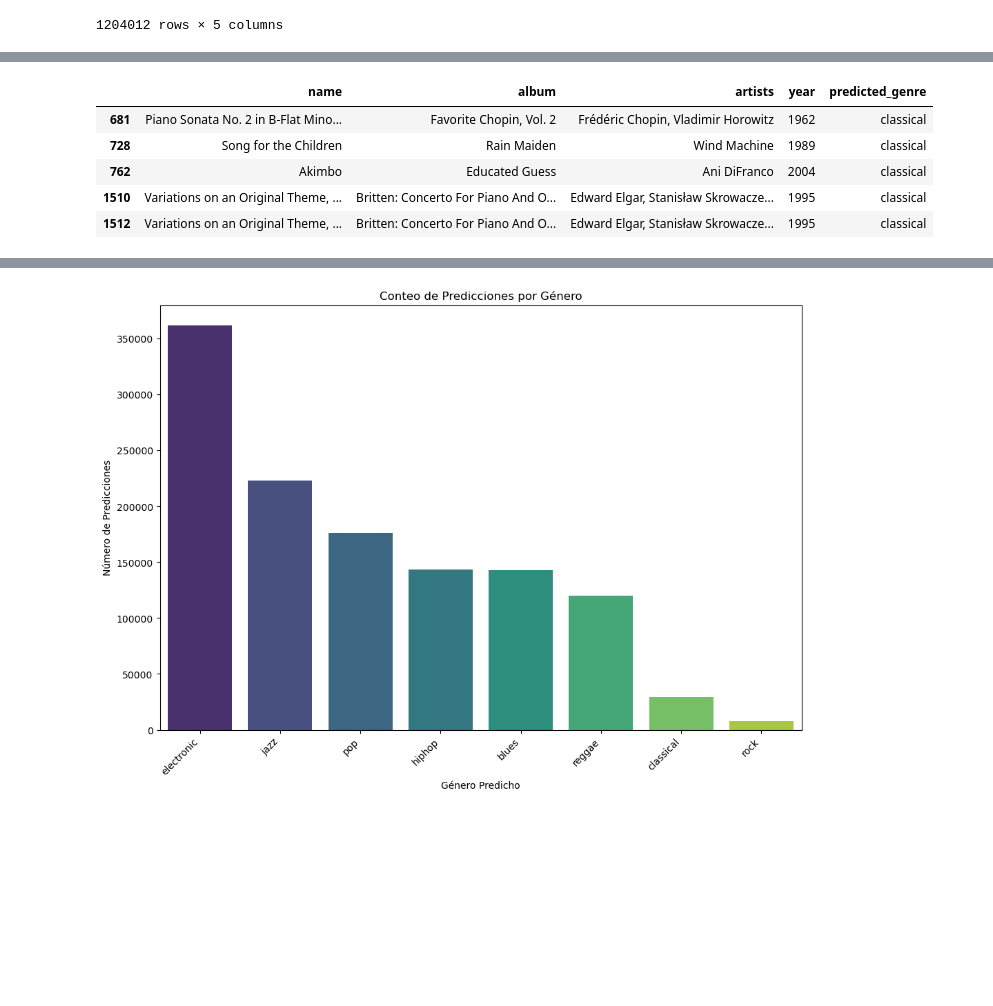
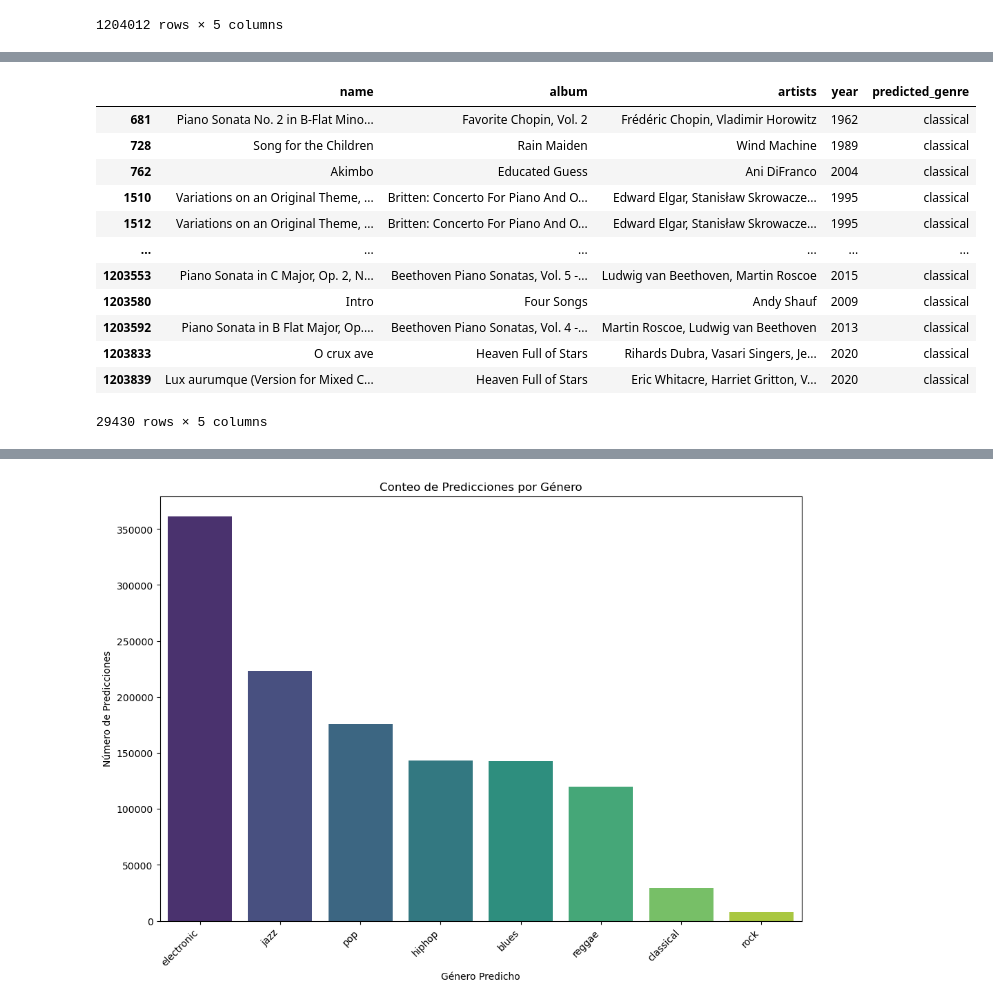
Before and after one commit to AlexV0611/Project, a Jupyter notebook: Modelo_proyecto_definitivo.v2.ipynb, the cells around one changed output, grey strips where cells are left out. Cells and saved outputs as stored; diff of their text form; code cells hidden in the pictures; blank space fills up the shorter version.

```diff
--- a/Modelo_proyecto_definitivo.v2.ipynb
+++ b/Modelo_proyecto_definitivo.v2.ipynb
@@ -853,16 +860,23 @@ df_pop.head()
 # %%
 df_classical= df_pred_final[df_pred_final['predicted_genre'] == 'classical']
 
 artistas_classical = df_classical['artists'].unique()
 
-df_classical.head()
+df_classical
 # %% [output]
 |  | name | album | artists | year | predicted_genre |
 | 681 | Piano Sonata No. 2 in B-Flat Mino... | Favorite Chopin, Vol. 2 | Frédéric Chopin, Vladimir Horowitz | 1962 | classical |
 | 728 | Song for the Children | Rain Maiden | Wind Machine | 1989 | classical |
 | 762 | Akimbo | Educated Guess | Ani DiFranco | 2004 | classical |
 | 1510 | Variations on an Original Theme, ... | Britten: Concerto For Piano And O... | Edward Elgar, Stanisław Skrowacze... | 1995 | classical |
 | 1512 | Variations on an Original Theme, ... | Britten: Concerto For Piano And O... | Edward Elgar, Stanisław Skrowacze... | 1995 | classical |
+| ... | ... | ... | ... | ... | ... |
+| 1203553 | Piano Sonata in C Major, Op. 2, N... | Beethoven Piano Sonatas, Vol. 5 -... | Ludwig van Beethoven, Martin Roscoe | 2015 | classical |
+| 1203580 | Intro | Four Songs | Andy Shauf | 2009 | classical |
+| 1203592 | Piano Sonata in B Flat Major, Op.... | Beethoven Piano Sonatas, Vol. 4 -... | Martin Roscoe, Ludwig van Beethoven | 2013 | classical |
+| 1203833 | O crux ave | Heaven Full of Stars | Rihards Dubra, Vasari Singers, Je... | 2020 | classical |
+| 1203839 | Lux aurumque (Version for Mixed C... | Heaven Full of Stars | Eric Whitacre, Harriet Gritton, V... | 2020 | classical |
+29430 rows × 5 columns
 # %%
 rock_artists_df = df_pred_final.loc[df_pred_final['predicted_genre'] == 'rock']
 
```
Also changed, not shown: parts of 31 cells of this notebook.
